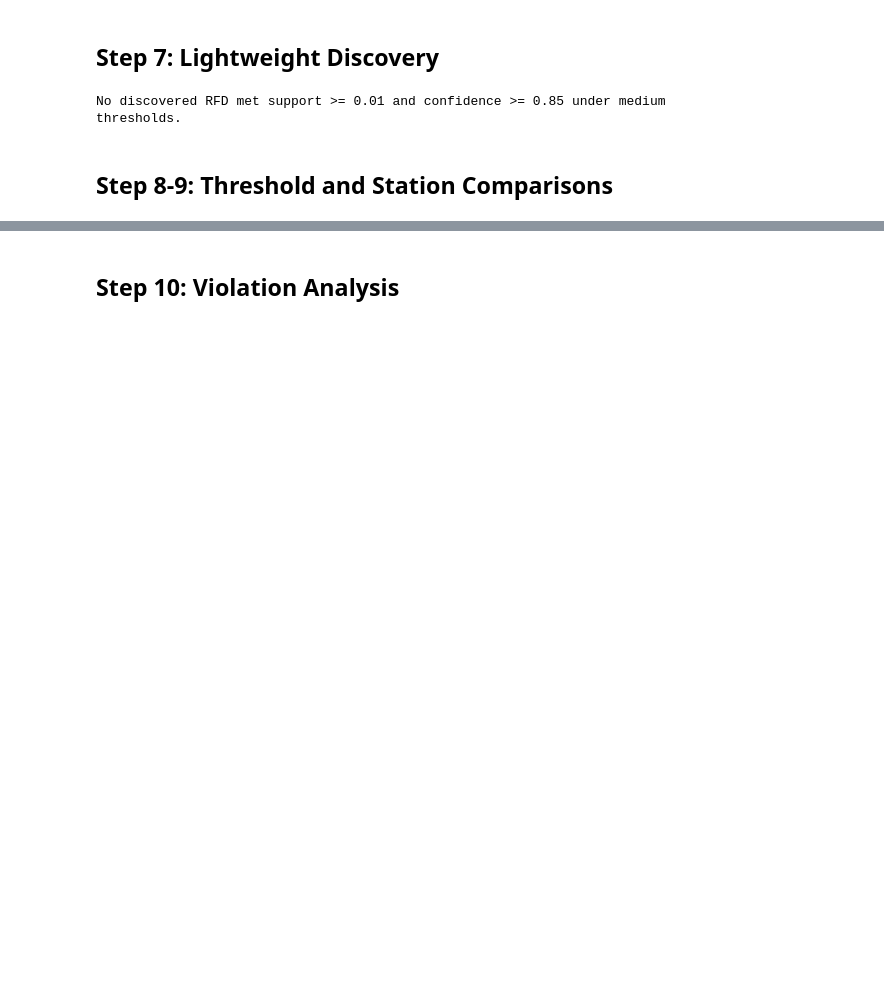
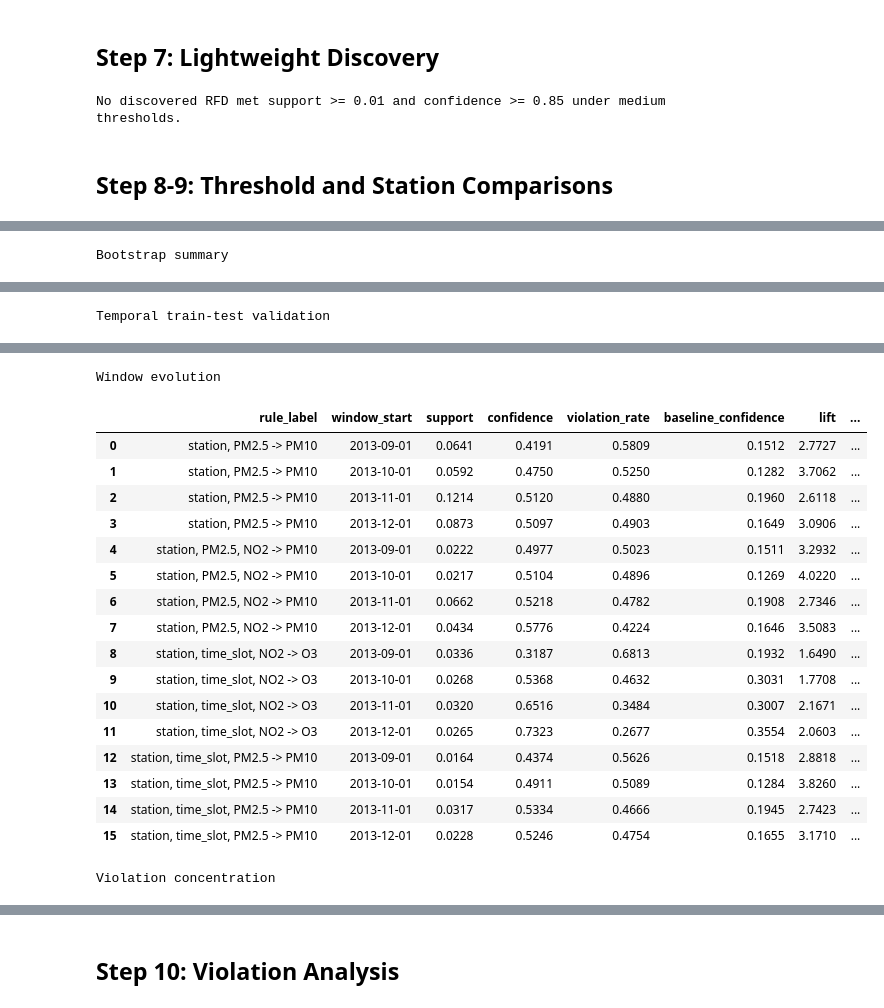
Before and after one commit to matthew-2000/rfd-urban-digital-twin, a Jupyter notebook: notebooks/01_rfd_udt_analysis.ipynb, the cells around one changed output, grey strips where cells are left out. Cells and saved outputs as stored; diff of their text form; code cells hidden in the pictures; blank space fills up the shorter version.

```diff
--- a/notebooks/01_rfd_udt_analysis.ipynb
+++ b/notebooks/01_rfd_udt_analysis.ipynb
@@ -232,0 +240,15 @@ display(candidate_table)
+# %%
+candidate_metrics_df = run_candidate_metrics(
+    sample_df,
+    RESULTS_DIR / 'rfd_candidate_metrics.csv',
+    FIGURES_DIR / 'rfd_lift_vs_baseline.png',
+)
+
+metrics_table = candidate_metrics_df.loc[:, [
+    'representation', 'rule_label', 'support', 'confidence',
+    'baseline_confidence', 'lift', 'violation_rate'
+]].copy()
+for column in ['support', 'confidence', 'baseline_confidence', 'lift', 'violation_rate']:
+    metrics_table[column] = metrics_table[column].round(4)
+
+display(metrics_table)
@@ -290,0 +333,37 @@ display(station_df_rfd[['rule_label', 'station_scope', 'support', 'confidence',
+# %%
+bootstrap_df = run_bootstrap_validation(
+    cleaned_df,
+    RESULTS_DIR / 'rfd_bootstrap_summary.csv',
+    RESULTS_DIR / 'rfd_bootstrap_iterations.csv',
+)
+train_test_df = run_train_test_validation(
+    cleaned_df,
+    RESULTS_DIR / 'rfd_train_test_validation.csv',
+)
+window_df = run_window_evolution(
+    cleaned_df,
+    candidate_metrics_df,
+    RESULTS_DIR / 'rfd_window_evolution.csv',
+    FIGURES_DIR / 'rfd_confidence_over_time.png',
+)
+violations_summary_df = run_violation_analysis(
+    sample_df,
+    candidate_metrics_df,
+    RESULTS_DIR / 'rfd_violations_summary.csv',
+    RESULTS_DIR / 'rfd_top_violating_pairs.csv',
+    FIGURES_DIR / 'rfd_violations_by_month_station.png',
+)
+
+print('Bootstrap summary')
+display(bootstrap_df.round(4))
+print('Temporal train-test validation')
+display(train_test_df.round(4))
+print('Window evolution')
+display(window_df.loc[:, [
+    'rule_label', 'window_start', 'support', 'confidence', 'violation_rate',
+    'baseline_confidence', 'lift', 'abrupt_change'
+]].round(4))
+print('Violation concentration')
+display(violations_summary_df.head(20).round(4))
+# %% [output]
+Bootstrap summary
@@ -290,0 +378 @@ display(station_df_rfd[['rule_label', 'station_scope', 'support', 'confidence',
+Temporal train-test validation
@@ -290,0 +387,19 @@ display(station_df_rfd[['rule_label', 'station_scope', 'support', 'confidence',
+Window evolution
+|  | rule_label | window_start | support | confidence | violation_rate | baseline_confidence | lift | ... |
+| 0 | station, PM2.5 -> PM10 | 2013-09-01 | 0.0641 | 0.4191 | 0.5809 | 0.1512 | 2.7727 | ... |
+| 1 | station, PM2.5 -> PM10 | 2013-10-01 | 0.0592 | 0.4750 | 0.5250 | 0.1282 | 3.7062 | ... |
+| 2 | station, PM2.5 -> PM10 | 2013-11-01 | 0.1214 | 0.5120 | 0.4880 | 0.1960 | 2.6118 | ... |
+| 3 | station, PM2.5 -> PM10 | 2013-12-01 | 0.0873 | 0.5097 | 0.4903 | 0.1649 | 3.0906 | ... |
+| 4 | station, PM2.5, NO2 -> PM10 | 2013-09-01 | 0.0222 | 0.4977 | 0.5023 | 0.1511 | 3.2932 | ... |
+| 5 | station, PM2.5, NO2 -> PM10 | 2013-10-01 | 0.0217 | 0.5104 | 0.4896 | 0.1269 | 4.0220 | ... |
+| 6 | station, PM2.5, NO2 -> PM10 | 2013-11-01 | 0.0662 | 0.5218 | 0.4782 | 0.1908 | 2.7346 | ... |
+| 7 | station, PM2.5, NO2 -> PM10 | 2013-12-01 | 0.0434 | 0.5776 | 0.4224 | 0.1646 | 3.5083 | ... |
+| 8 | station, time_slot, NO2 -> O3 | 2013-09-01 | 0.0336 | 0.3187 | 0.6813 | 0.1932 | 1.6490 | ... |
+| 9 | station, time_slot, NO2 -> O3 | 2013-10-01 | 0.0268 | 0.5368 | 0.4632 | 0.3031 | 1.7708 | ... |
+| 10 | station, time_slot, NO2 -> O3 | 2013-11-01 | 0.0320 | 0.6516 | 0.3484 | 0.3007 | 2.1671 | ... |
+| 11 | station, time_slot, NO2 -> O3 | 2013-12-01 | 0.0265 | 0.7323 | 0.2677 | 0.3554 | 2.0603 | ... |
+| 12 | station, time_slot, PM2.5 -> PM10 | 2013-09-01 | 0.0164 | 0.4374 | 0.5626 | 0.1518 | 2.8818 | ... |
+| 13 | station, time_slot, PM2.5 -> PM10 | 2013-10-01 | 0.0154 | 0.4911 | 0.5089 | 0.1284 | 3.8260 | ... |
+| 14 | station, time_slot, PM2.5 -> PM10 | 2013-11-01 | 0.0317 | 0.5334 | 0.4666 | 0.1945 | 2.7423 | ... |
+| 15 | station, time_slot, PM2.5 -> PM10 | 2013-12-01 | 0.0228 | 0.5246 | 0.4754 | 0.1655 | 3.1710 | ... |
+Violation concentration
```
Also changed, not shown: parts of 6 cells of this notebook, 23 other files.
